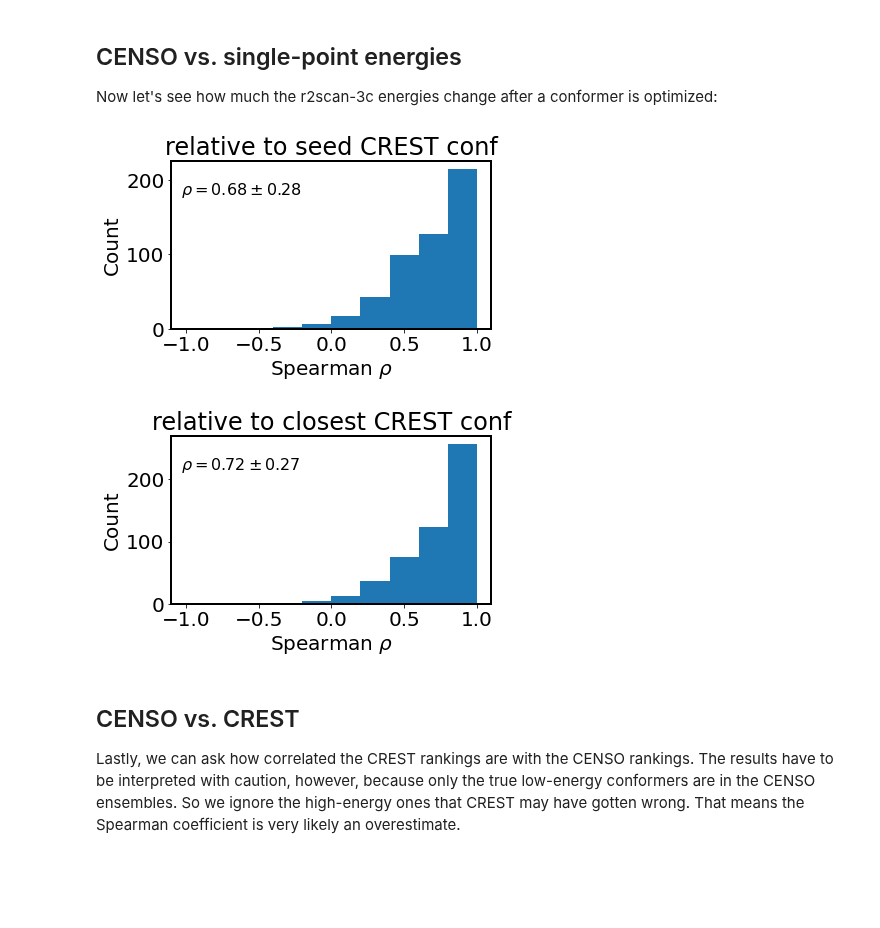
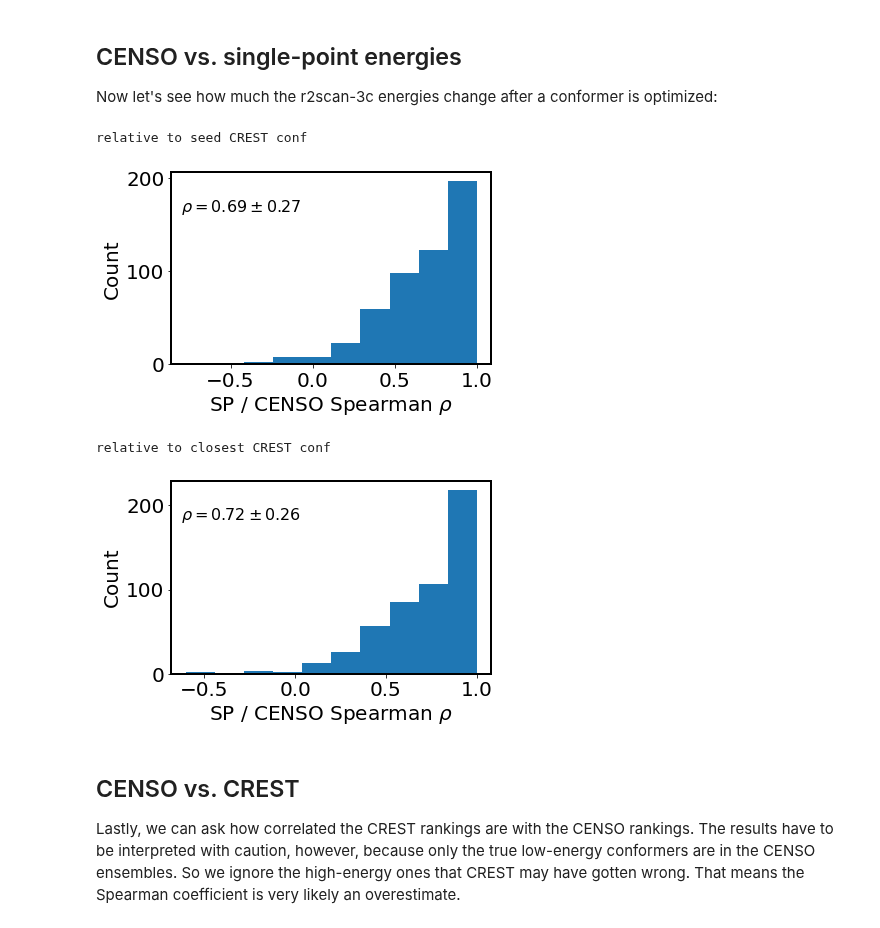
Before and after one commit to learningmatter-mit/geom, a Jupyter notebook: tutorials/xx_comparing_ensembles.ipynb, the cells around one changed output. Cells and saved outputs as stored; diff of their text form; code cells hidden in the pictures; blank space fills up the shorter version.

```diff
--- a/tutorials/xx_comparing_ensembles.ipynb
+++ b/tutorials/xx_comparing_ensembles.ipynb
@@ -152,28 +82,0 @@ The energy ranges all look reasonable! Now let's make sure that the geometries m
-# %%
-b97_of_missing_scan = []
-
-for smiles, confs in crest_dict.items():
-    missing_scan_confs = [conf for conf in confs if r2scan_key not in conf]
-
-    b97_ens_of_missing = [conf[b97_key]['totalenergy'] + conf[b97_key]['Gsolv']
-                          for conf in missing_scan_confs if b97_key in conf]
-
-    all_b97_ens = [conf[b97_key]['totalenergy'] + conf[b97_key]['Gsolv']
-                   for conf in confs if b97_key in conf]
-
-    if not all_b97_ens or not b97_ens_of_missing:
-        continue
-
-    min_b97_en = min(all_b97_ens)
-    rel_b97_ens = (np.array(b97_ens_of_missing) - min_b97_en) * 627.5
-
-
-    b97_of_missing_scan += rel_b97_ens.tolist()
-
-b97_of_missing_scan = np.array(b97_of_missing_scan)
-
-fig, ax = plt.subplots()
-plt.hist(b97_of_missing_scan)
-[i.set_linewidth(2) for i in ax.spines.values()]
-plt.tight_layout()
-plt.show()
@@ -244,29 +139,33 @@ censo_sp_dic = get_censo_sp_en_changes(censo_dict,
                                        sp_key='r2scan_3c_mtzvpp')
 # %%
 for name, dic in censo_sp_dic.items():
+
+    print(name)
 
     sub_dics = dic.values()
     rhos = np.array([i['spearman'] for i in sub_dics])
     rhos = rhos[np.isfinite(rhos)]
     mean = np.mean(rhos)
     std = np.std(rhos)
     text = r"$\rho = %.2f \pm %.2f$" % (mean, std)
 
     fig, ax = plt.subplots()
     plt.hist(rhos)
     plt.text(0.03, 0.8, text,
             transform=ax.transAxes,
             fontsize=16)
     [i.set_linewidth(2) for i in ax.spines.values()]
-    plt.xlabel(r"Spearman $\rho$")
+    plt.xlabel(r"SP / CENSO Spearman $\rho$")
     plt.ylabel("Count")
-    plt.title(name)
     plt.tight_layout()
-    plt.savefig(os.path.join(save_dir, f'rho_censo_sp_{name}.png'))
+    plt.savefig(os.path.join(save_dir, f'rho_censo_sp_{name}.png'),
+                dpi=300)
     plt.show()
 # %% [output]
+relative to seed CREST conf
-[figure, old version]
+[figure, new version]
+relative to closest CREST conf
-[figure, old version]
+[figure, new version]
 # %% [markdown]
 ## CENSO vs. CREST
 
```
Also changed, not shown: parts of 17 cells of this notebook.
